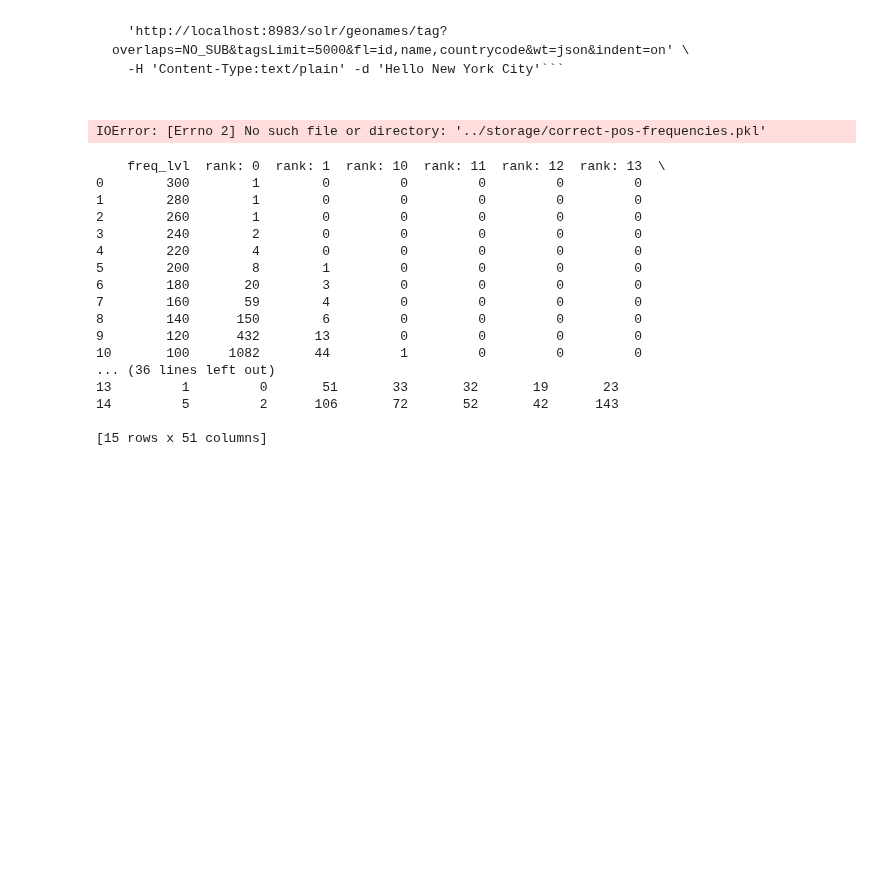
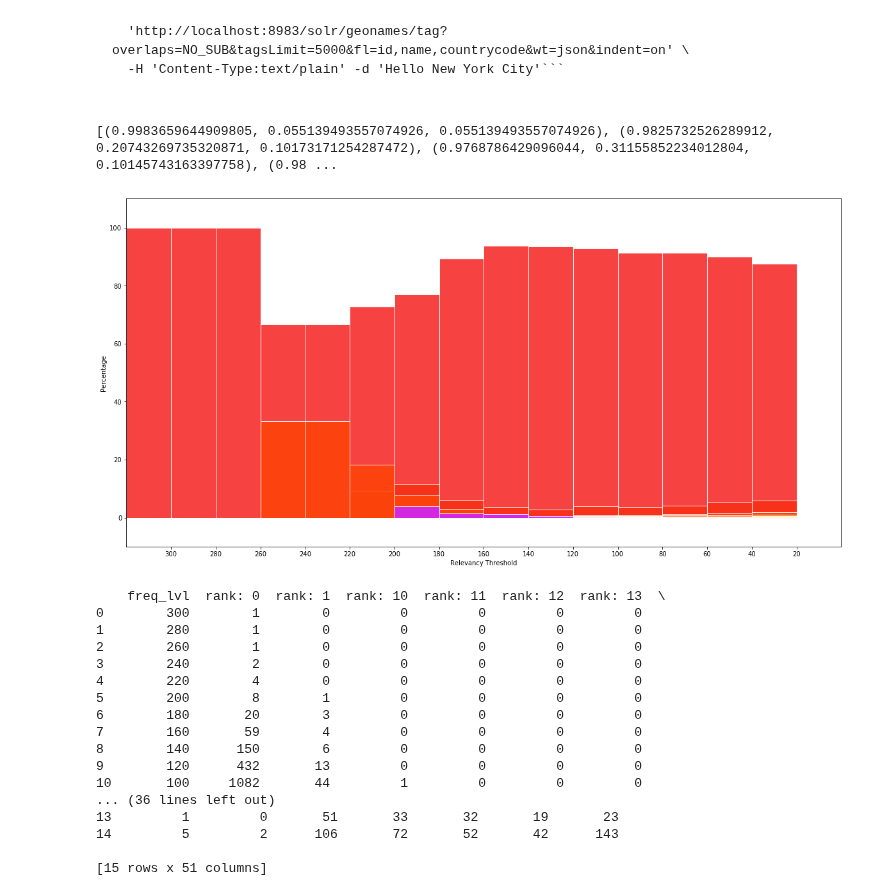
Before and after one commit to malnis/wikisim, a Jupyter notebook: wikisim/ryansdraftnotebook.ipynb, the cells around one changed output. Saved outputs shown, nothing was run; the diff lists cells and outputs as text; code cells hidden in the pictures; blank space fills up the shorter version.

Commit message:
created relevancy threshold positions graph

```diff
--- a/wikisim/ryansdraftnotebook.ipynb
+++ b/wikisim/ryansdraftnotebook.ipynb
@@ -1412,10 +1412,69 @@ for dataset in datasets:
 
 
         totalLines += 1
-# %%
-#df.to_pickle('../storage/correct-pos-frequencies.pkl')
-with open('/user/cs/amaral/wikisim', 'wb') as f:
-    pickle.dump(df, f)
-# %% [output]
-IOError: [Errno 2] No such file or directory: '../storage/correct-pos-frequencies.pkl'
+# %%
+##### https://stackoverflow.com/questions/470690/how-to-automatically-generate-n-distinct-colors
+##### Uri Cohen
+import colorsys
+def _get_colors(num_colors):
+    colors=[]
+    for i in np.arange(0., 360., 360. / num_colors):
+        hue = i/360.
+        lightness = (50 + np.random.rand() * 10)/100.
+        saturation = (90 + np.random.rand() * 10)/100.
+        colors.append(colorsys.hls_to_rgb(hue, lightness, saturation))
+    return colors
+#####
+#####
+
+colors = _get_colors(maxC)
+
+print colors
+# %% [output]
+[(0.9983659644909805, 0.055139493557074926, 0.055139493557074926), (0.9825732526289912, 0.20743269735320871, 0.10173171254287472), (0.9768786429096044, 0.31155852234012804, 0.10145743163397758), (0.98 ...
+# %%
+
+f, ax = plt.subplots(1, figsize =(20,10))
+bar_width = 1
+bar_l = [i for i in range(len(df['freq_lvl']))]
+tick_pos = [i+(bar_width/2) for i in bar_l]
+
+# get the total at each level
+totals = []
+totalIndex = -1
+for i in range(0,len(df['freq_lvl'])):
+    totals.append(0)
+    totalIndex += 1
+    for j in range(0,maxC):
+        totals[totalIndex] += df['rank: ' + str(j)][i]
+
+# get the percentage of each rank at each level
+data_rel = []
+drIndex = -1
+for i in range(0,maxC): # for each rank
+    data_rel.append([])
+    drIndex += 1
+    for j in range(0,len(df['freq_lvl'])): # for each level
+        data_rel[drIndex].append((df['rank: ' + str(i)][j] / totals[j]) * 100)
+
+colors = _get_colors(maxC)
+
+for i in range(0, maxC):
+    ax.bar(bar_l,
+          data_rel[i],
+          label='Rank: ' + str(i),
+          alpha=0.9,
+          color=colors[i],
+          width=bar_width,
+          edgecolor='white')
+
+plt.xticks(tick_pos, df['freq_lvl'])
+ax.set_ylabel('Percentage')
+ax.set_xlabel('Relevancy Threshold')
+plt.xlim([min(tick_pos)-bar_width, max(tick_pos)+bar_width])
+plt.ylim(-10, 110)
+
+plt.show()
+# %% [output]
+[figure, added]
 # %%
```
Also changed, not shown: parts of 1 cell of this notebook.
